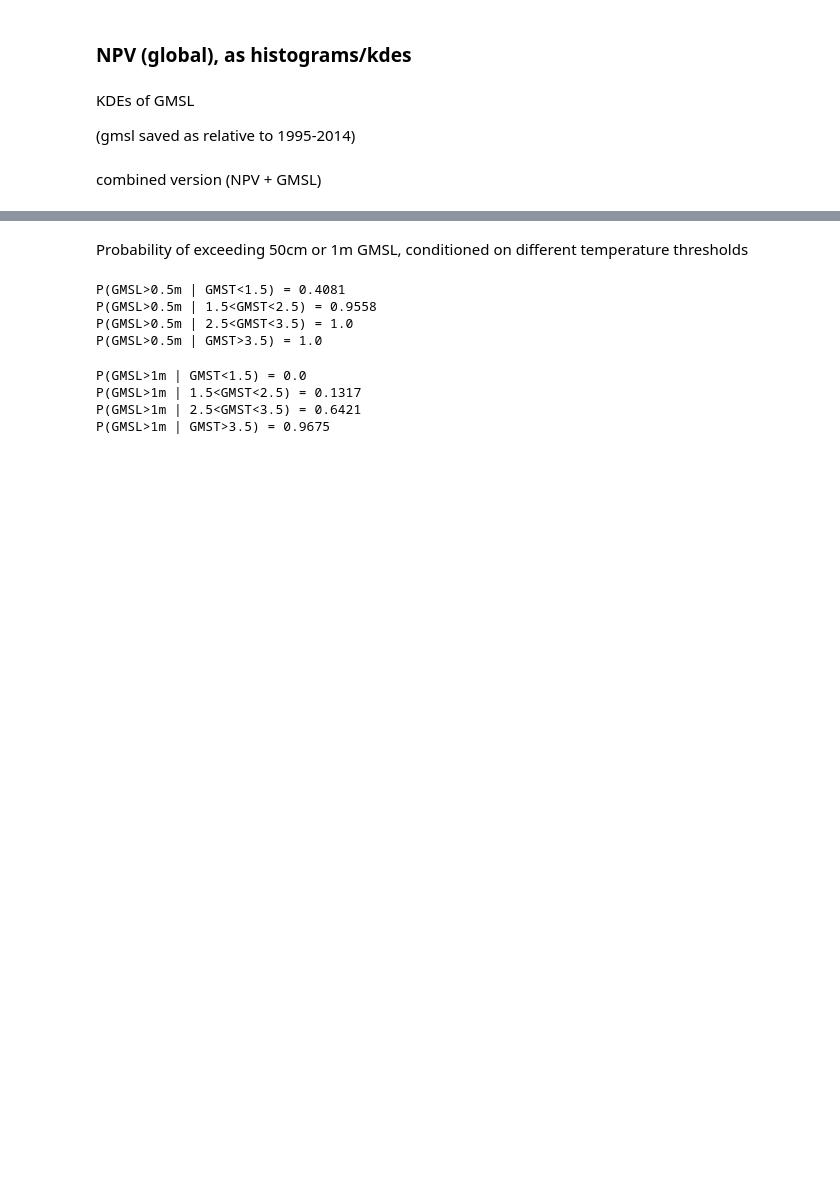
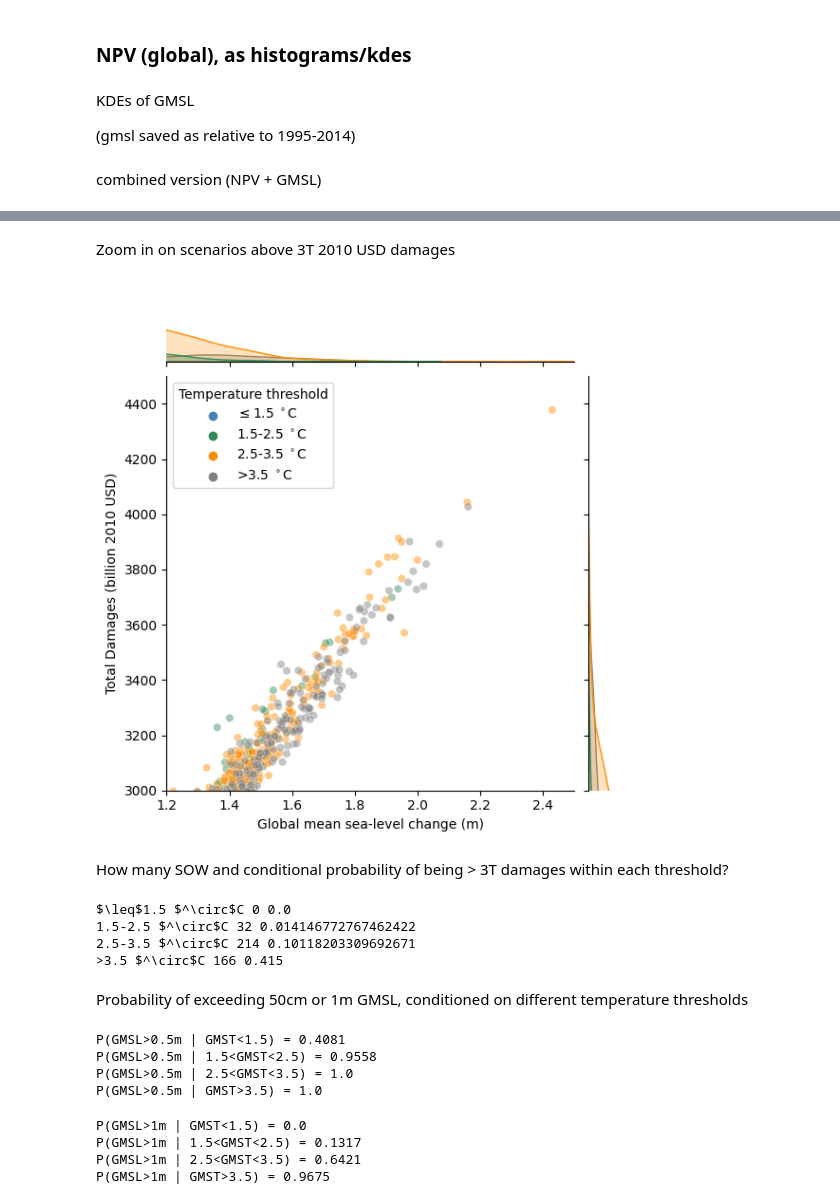
Before and after one commit to raddleverse/tempthresholds, a Jupyter notebook: analysis_darnell.ipynb, the cells around one changed output, grey strips where cells are left out. Cells and saved outputs as stored; diff of their text form; code cells hidden in the pictures; blank space fills up the shorter version.

```diff
--- a/analysis_darnell.ipynb
+++ b/analysis_darnell.ipynb
@@ -174,3 +217,24 @@ fig.savefig("./figures/npv+gmsl2100_kde_Darnell.pdf", bbox_inches='tight');
+# %% [markdown]
+Zoom in on scenarios above 3T 2010 USD damages
+# %%
+sns.jointplot(data=dfScatter, x="GMSL", y="NPV", hue="Temperature threshold", alpha=0.45, palette=threshold_colors)
+plt.ylabel("Total Damages (billion 2010 USD)"); plt.xlabel("Global mean sea-level change (m)");
+plt.axis([1.2,2.5,3000,4500]);
+fig.savefig("./figures/gmsl2100_vs_npv_scatter_withDists_high_Darnell.pdf");
+# %% [output]
+[figure, added]
+# %% [markdown]
+How many SOW and conditional probability of being > 3T damages within each threshold?
+# %%
+for t in threshold_labels:
+    print(t,len(dfScatter.loc[(dfScatter.NPV>3000) & (dfScatter["Temperature threshold"]==t)]), \
+          len(dfScatter.loc[(dfScatter.NPV>3000) & (dfScatter["Temperature threshold"]==t)])/   \
+          len(dfScatter.loc[(dfScatter["Temperature threshold"]==t)]))
+# %% [output]
+$\leq$1.5 $^\circ$C 0 0.0
+1.5-2.5 $^\circ$C 32 0.014146772767462422
+2.5-3.5 $^\circ$C 214 0.10118203309692671
+>3.5 $^\circ$C 166 0.415
 # %% [markdown]
 Probability of exceeding 50cm or 1m GMSL, conditioned on different temperature thresholds
 # %%
```
Also changed, not shown: parts of 8 cells of this notebook, 1 other file.
